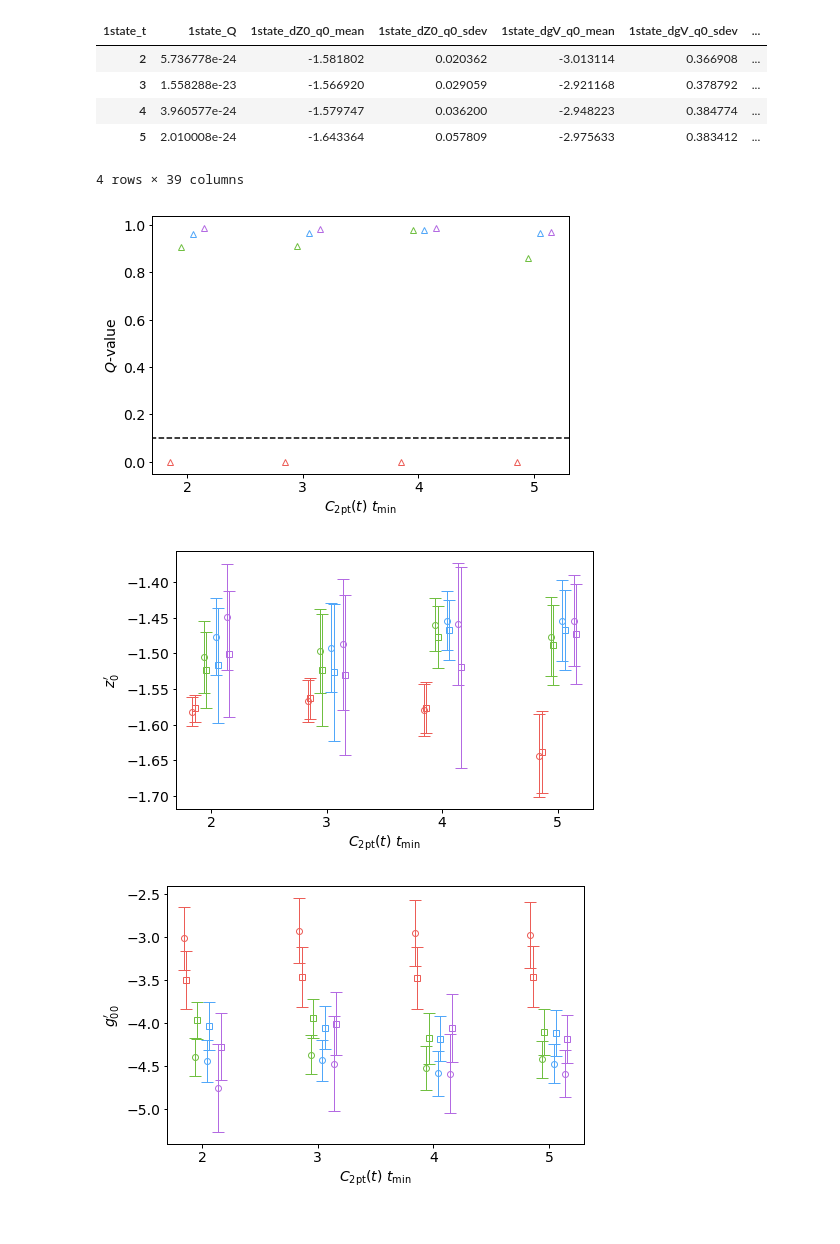
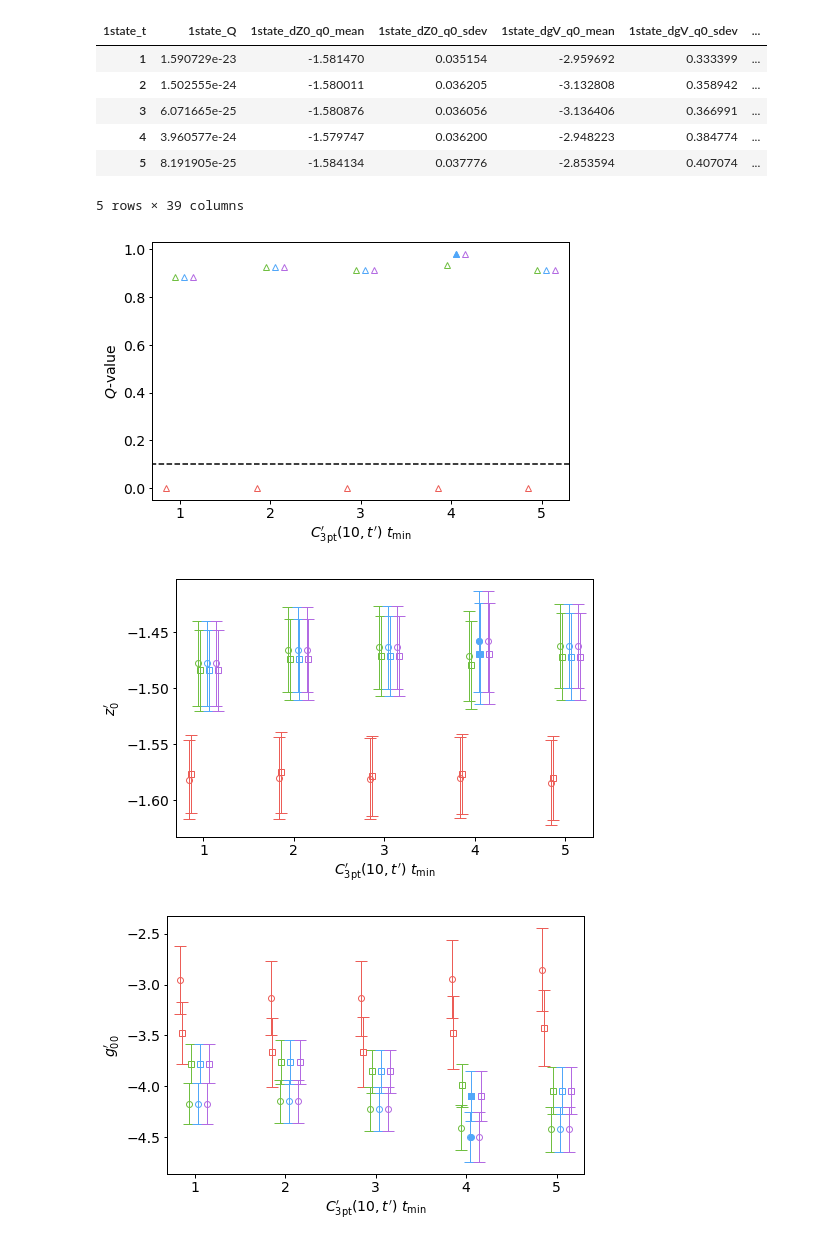
Before and after one commit to cchang5/pcr, a Jupyter notebook: paper/plots/make_stability.ipynb, the cells around one changed output. Cells and saved outputs as stored; diff of their text form; code cells hidden in the pictures.

```diff
--- a/paper/plots/make_stability.ipynb
+++ b/paper/plots/make_stability.ipynb
@@ -4,31 +4,37 @@ import pandas as pd
 import matplotlib.pyplot as plt
 %matplotlib inline
 # %%
-corrtype = '2pt'
-xlim = [1.7,5.3]
-xticks = [2,3,4,5]
+#corrtype = '2pt'
+#xlim = [1.7,5.3]
+#xticks = [2,3,4,5]
+#xpref = 4
 #corrtype = 'd2pt'
 #xlim = [1.7,6.3]
 #xticks = [2,3,4,5,6]
+#xpref = 5
 #corrtype = 'gV8'
 #corrtype = 'dgV8'
 #xlim = [0.7,4.3]
 #xticks = [1,2,3,4]
-#corrtype = 'gV10'
-#corrtype = 'dgV10'
-#xlim = [0.7,5.3]
-#xticks = [1,2,3,4,5]
+#xpref = 3
+corrtype = 'gV10'
+corrtype = 'dgV10'
+xlim = [0.7,5.3]
+xticks = [1,2,3,4,5]
+xpref = 4
+npref = 3
 filename = './data/3296_stability_%s.csv' %corrtype
 data = open(filename,'r')
 df = pd.read_csv(filename,index_col=0).T
 df
 # %% [output]
 | 1state_t | 1state_Q | 1state_dZ0_q0_mean | 1state_dZ0_q0_sdev | 1state_dgV_q0_mean | 1state_dgV_q0_sdev | ... |
-| 2 | 5.736778e-24 | -1.581802 | 0.020362 | -3.013114 | 0.366908 | ... |
-| 3 | 1.558288e-23 | -1.566920 | 0.029059 | -2.921168 | 0.378792 | ... |
+| 1 | 1.590729e-23 | -1.581470 | 0.035154 | -2.959692 | 0.333399 | ... |
+| 2 | 1.502555e-24 | -1.580011 | 0.036205 | -3.132808 | 0.358942 | ... |
+| 3 | 6.071665e-25 | -1.580876 | 0.036056 | -3.136406 | 0.366991 | ... |
 | 4 | 3.960577e-24 | -1.579747 | 0.036200 | -2.948223 | 0.384774 | ... |
-| 5 | 2.010008e-24 | -1.643364 | 0.057809 | -2.975633 | 0.383412 | ... |
+| 5 | 8.191905e-25 | -1.584134 | 0.037776 | -2.853594 | 0.407074 | ... |
-4 rows × 39 columns
+5 rows × 39 columns
 # %%
 # plot params
 figsize = (3.50394*2,2*2.1655535534)
@@ -68,6 +74,9 @@ for nstate in [1,2,3,4]:
     y = df['%sstate_Q' %nstate]
     ax.errorbar(xshifted,y=y,marker='^',color=pparam['color']['%sstate'%nstate],capsize=cs,markersize=ms,\
                 elinewidth=lw,mew=lw,fillstyle='none',label='%s-state' %nstate, ls='none')
+# preferred
+ax.errorbar(xpref+ 0.1*(npref-2.5),y=df.loc[df['2state_t']==xpref]['%sstate_Q' %npref],marker='^',color=pparam['color']['%sstate'%npref],capsize=cs,markersize=ms,\
+            elinewidth=lw,mew=lw,fillstyle='full',label='%s-state' %npref, ls='none')
 ax.errorbar(x=[0,10],y=[0.1,0.1],color='k',ls='--')
 #ax.legend(fontsize=fs_l,edgecolor='k',fancybox=False)
 ax.set_xlabel(r'$%s$ $t_{\mathrm{min}}$' %pparam['label'][corrtype], fontsize=fs_xy)
@@ -80,31 +89,35 @@ ax.yaxis.set_tick_params(labelsize=ts,width=lw)
 plt.show()
 fig.savefig('./figures/%s_Q.pdf' %corrtype, transparent=True)
 # %% [output]
-[figure, old version]
+[figure, new version]
 # %%
 fig = plt.figure('dZ0 stability plot',figsize=figsize)
 ax = plt.axes(plt_axes)
 x = df['2state_t']
 for nstate in [1,2,3,4]:
     for q in [0,1]:
         xshifted = x + 0.1*(nstate-2.5)
         xshifted = xshifted + 0.02*(q-0.5)
         y = df['%sstate_dZ0_q%s_mean' %(nstate,q)]
         yerr = df['%sstate_dZ0_q%s_sdev' %(nstate,q)]
         ax.errorbar(xshifted,y=y,yerr=yerr,marker=pparam['shape']['q%s' %q],color=pparam['color']['%sstate'%nstate],capsize=cs,markersize=ms,\
                     elinewidth=lw,mew=lw,fillstyle='none',label='%s-state' %nstate, ls='none')
+# preferred
+for q in [0,1]:
+    ax.errorbar(xpref+ 0.1*(npref-2.5),y=df.loc[df['2state_t']==xpref]['%sstate_dZ0_q%s_mean' %(npref,q)],marker=pparam['shape']['q%s' %q],color=pparam['color']['%sstate'%npref],capsize=cs,markersize=ms,\
+                elinewidth=lw,mew=lw,fillstyle='full',label='%s-state' %npref, ls='none')
 #ax.legend(fontsize=fs_l,edgecolor='k',fancybox=False)
 ax.set_xlabel(r'$%s$ $t_{\mathrm{min}}$' %pparam['label'][corrtype], fontsize=fs_xy)
 ax.set_ylabel(r'$z_0^\prime$', fontsize=fs_xy)
 ax.set_xlim(xlim)
 ax.set_xticks(xticks)
 ax.xaxis.set_tick_params(labelsize=ts,width=lw)
 ax.yaxis.set_tick_params(labelsize=ts,width=lw)
 [ax.spines[key].set_linewidth(lw) for key in ax.spines]
 plt.show()
 fig.savefig('./figures/%s_dZ0.pdf' %corrtype, transparent=True)
 # %% [output]
-[figure, old version]
+[figure, new version]
 # %%
 fig = plt.figure('dgV stability plot',figsize=figsize)
 ax = plt.axes(plt_axes)
@@ -117,6 +130,9 @@ for nstate in [1,2,3,4]:
         yerr = df['%sstate_dgV_q%s_sdev' %(nstate,q)]
         ax.errorbar(xshifted,y=y,yerr=yerr,marker=pparam['shape']['q%s' %q],color=pparam['color']['%sstate'%nstate],capsize=cs,markersize=ms,\
                     elinewidth=lw,mew=lw,fillstyle='none',label='%s-state' %nstate, ls='none')
+for q in [0,1]:
+    ax.errorbar(xpref+ 0.1*(npref-2.5),y=df.loc[df['2state_t']==xpref]['%sstate_dgV_q%s_mean' %(npref,q)],marker=pparam['shape']['q%s' %q],color=pparam['color']['%sstate'%npref],capsize=cs,markersize=ms,\
+                elinewidth=lw,mew=lw,fillstyle='full',label='%s-state' %npref, ls='none')
 #ax.legend(fontsize=fs_l,edgecolor='k',fancybox=False)
 ax.set_xlabel(r'$%s$ $t_{\mathrm{min}}$' %pparam['label'][corrtype], fontsize=fs_xy)
 ax.set_ylabel(r'$g_{00}^\prime$', fontsize=fs_xy)
@@ -128,4 +144,4 @@ ax.yaxis.set_tick_params(labelsize=ts,width=lw)
 plt.show()
 fig.savefig('./figures/%s_dgV.pdf' %corrtype, transparent=True)
 # %% [output]
-[figure, old version]
+[figure, new version]
```
Also changed, not shown: 23 other files.
